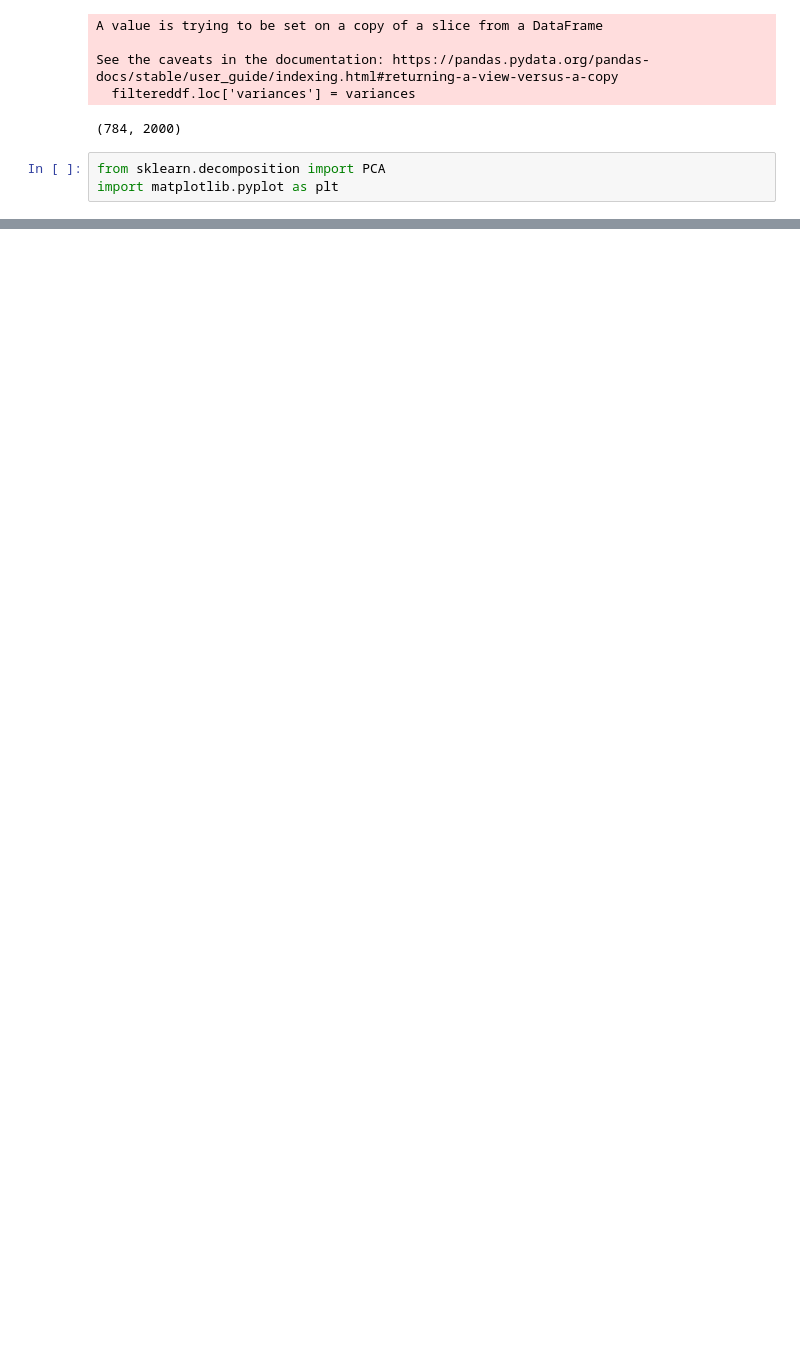
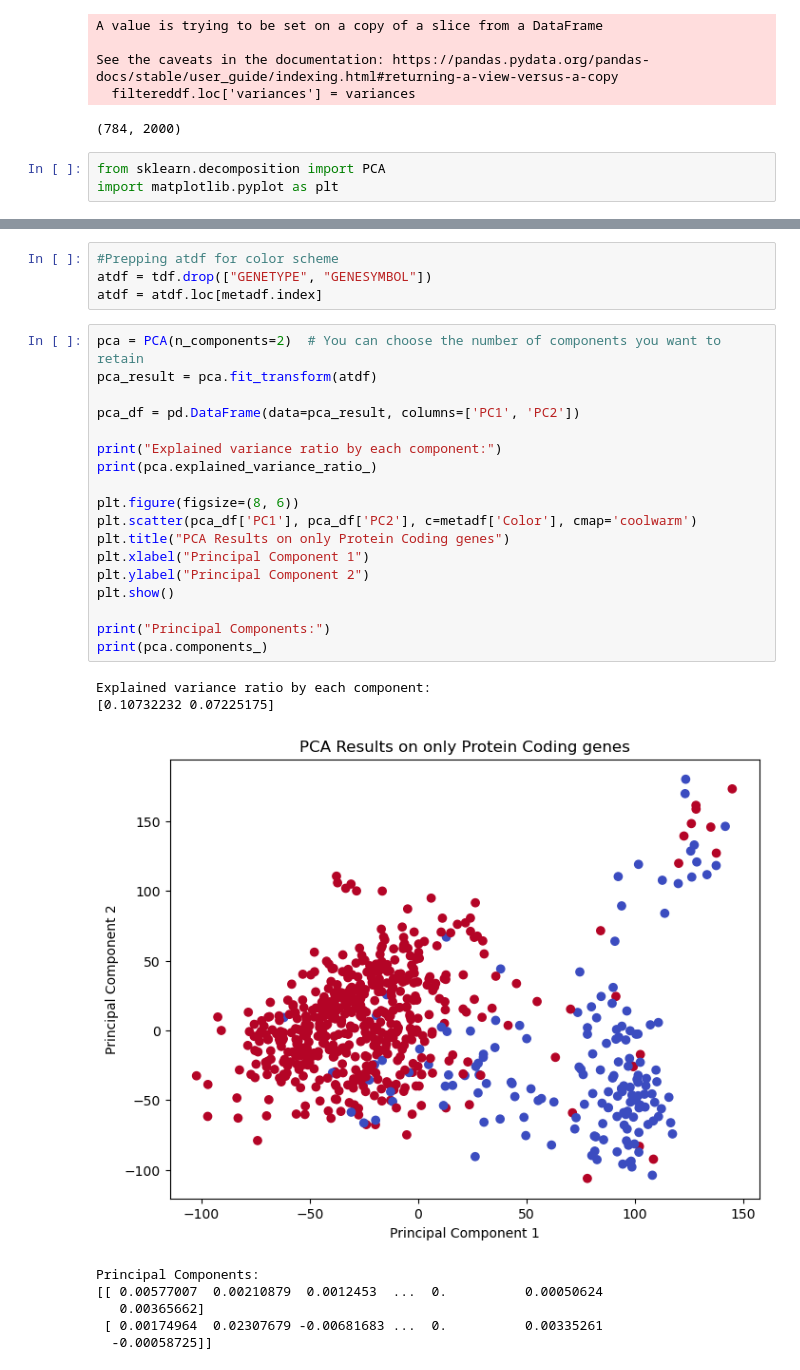
Before and after one commit to mjkim1001/DATA481-Breast_Cancer, a Jupyter notebook: Nick/Code/NormExpDataFilterScript.ipynb, the cells around one changed output, grey strips where cells are left out. Saved outputs shown, nothing was run; the diff lists cells and outputs as text; blank space fills up the shorter version.

```diff
--- a/Nick/Code/NormExpDataFilterScript.ipynb
+++ b/Nick/Code/NormExpDataFilterScript.ipynb
@@ -69,0 +168,31 @@ import matplotlib.pyplot as plt
+# %%
+#Prepping atdf for color scheme
+atdf = tdf.drop(["GENETYPE", "GENESYMBOL"])
+atdf = atdf.loc[metadf.index]
+# %%
+pca = PCA(n_components=2)  # You can choose the number of components you want to retain
+pca_result = pca.fit_transform(atdf)
+
+pca_df = pd.DataFrame(data=pca_result, columns=['PC1', 'PC2'])
+
+print("Explained variance ratio by each component:")
+print(pca.explained_variance_ratio_)
+
+plt.figure(figsize=(8, 6))
+plt.scatter(pca_df['PC1'], pca_df['PC2'], c=metadf['Color'], cmap='coolwarm')
+plt.title("PCA Results on only Protein Coding genes")
+plt.xlabel("Principal Component 1")
+plt.ylabel("Principal Component 2")
+plt.show()
+
+print("Principal Components:")
+print(pca.components_)
+# %% [output]
+Explained variance ratio by each component:
+[0.10732232 0.07225175]
+[figure, added]
+Principal Components:
+[[ 0.00577007  0.00210879  0.0012453  ...  0.          0.00050624
+   0.00365662]
+ [ 0.00174964  0.02307679 -0.00681683 ...  0.          0.00335261
+  -0.00058725]]
```
Also changed, not shown: parts of 12 cells of this notebook.
